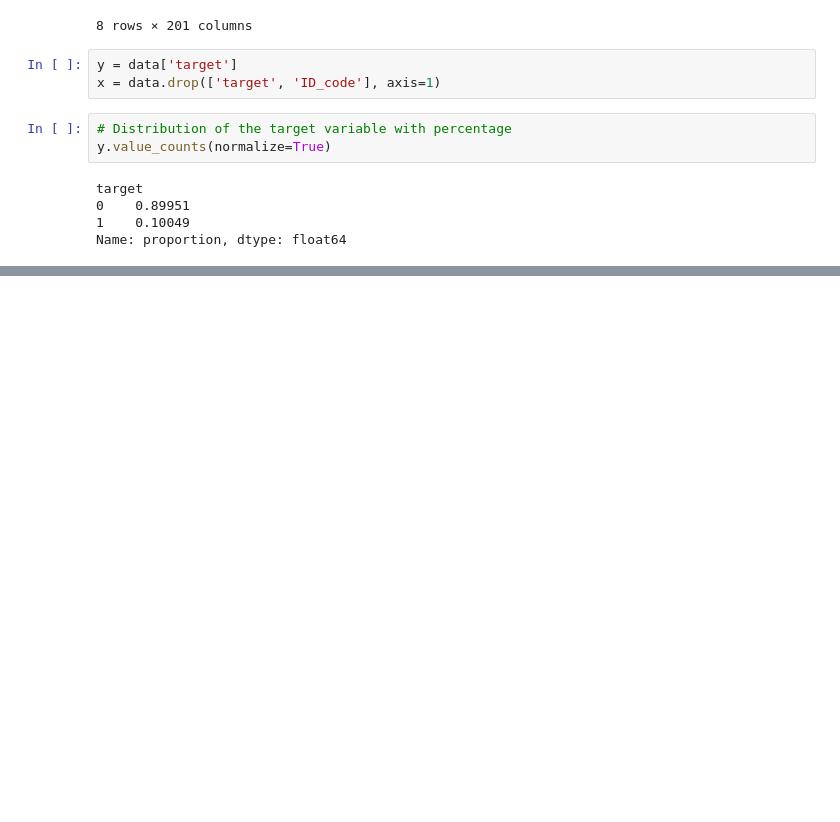
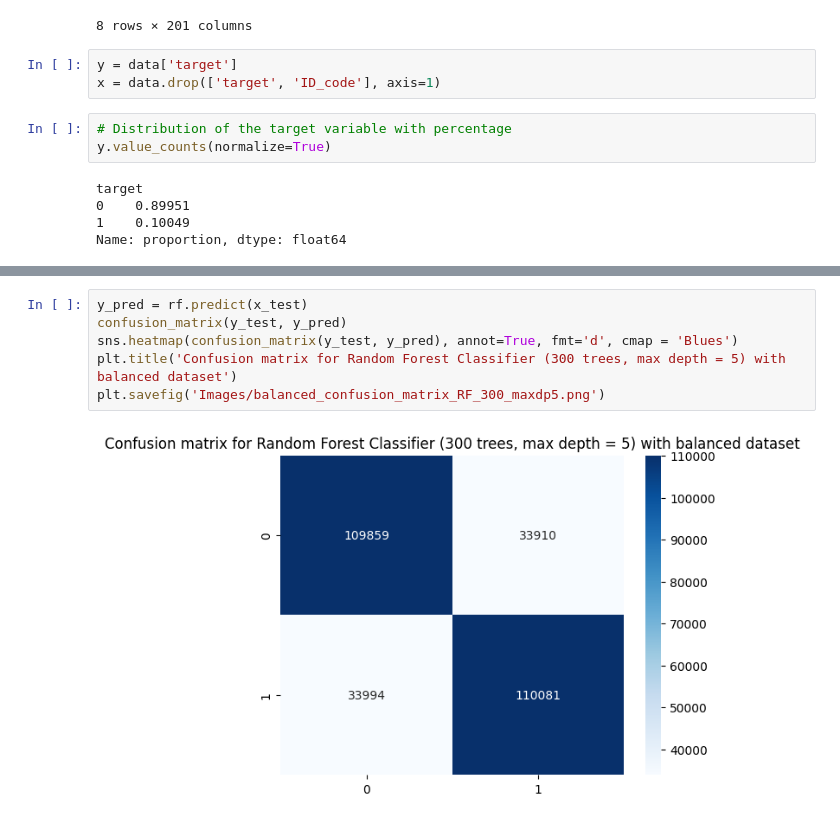
Before and after one commit to VZjunyang/SG_Code, a Jupyter notebook: RGS_Transactions_Balanced.Ipynb, the cells around one changed output, grey strips where cells are left out. Saved outputs shown, nothing was run; the diff lists cells and outputs as text; blank space fills up the shorter version.

```diff
--- a/RGS_Transactions_Balanced.Ipynb
+++ b/RGS_Transactions_Balanced.Ipynb
@@ -65,3 +81,11 @@ sns.heatmap(confusion_matrix(y_test, y_pred), annot=True, fmt='d', cmap = 'Blues
+# %%
+y_pred = rf.predict(x_test)
+confusion_matrix(y_test, y_pred)
+sns.heatmap(confusion_matrix(y_test, y_pred), annot=True, fmt='d', cmap = 'Blues')
+plt.title('Confusion matrix for Random Forest Classifier (300 trees, max depth = 5) with balanced dataset')
+plt.savefig('Images/balanced_confusion_matrix_RF_300_maxdp5.png')
+# %% [output]
+[figure, added]
 # %%
 # Accuracy
 from sklearn.metrics import accuracy_score
```
Also changed, not shown: parts of 14 cells of this notebook.
